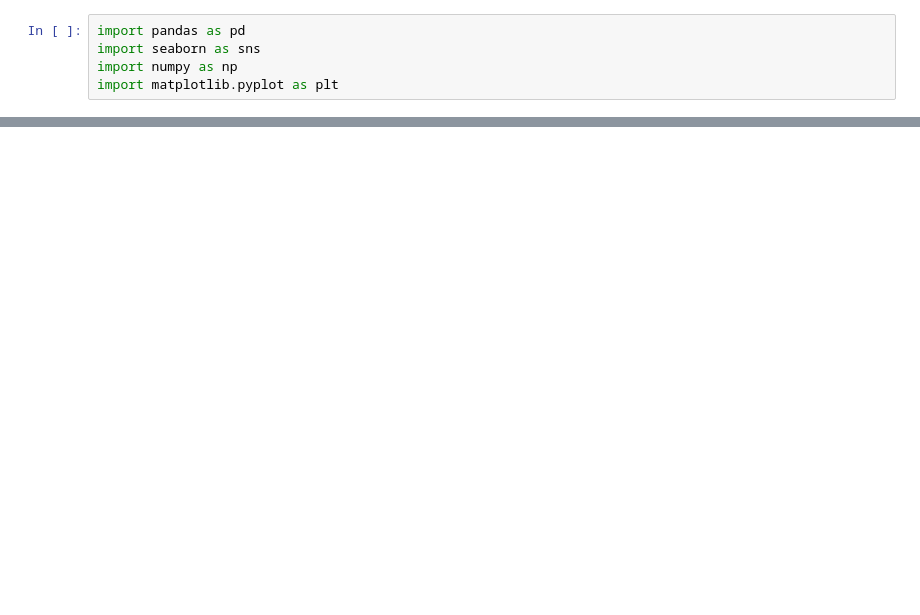
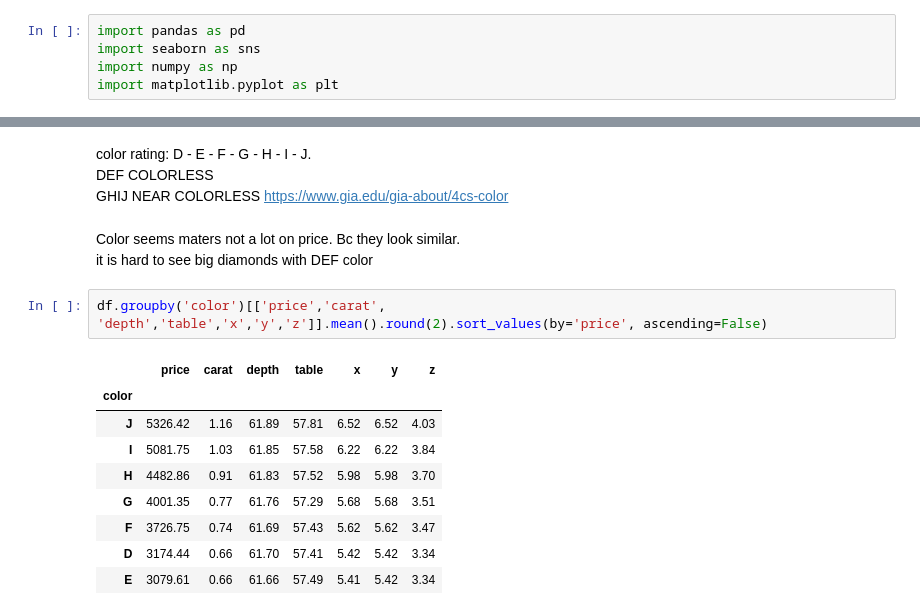
Before and after one commit to LLF00/datascience1, a Jupyter notebook: DS Project.ipynb, the cells around one changed output, grey strips where cells are left out. Cells and saved outputs as stored; diff of their text form; blank space fills up the shorter version.

```diff
--- a/DS Project.ipynb
+++ b/DS Project.ipynb
@@ -27,0 +93,20 @@ memory usage: 2.3+ MB
+# %% [markdown]
+color rating: D - E - F - G - H - I - J.
+DEF COLORLESS
+GHIJ NEAR COLORLESS
+https://www.gia.edu/gia-about/4cs-color
+# %% [markdown]
+Color seems maters not a lot on price. Bc they look similar.
+it is hard to see big diamonds with DEF color
+# %%
+df.groupby('color')[['price','carat', 'depth','table','x','y','z']].mean().round(2).sort_values(by='price', ascending=False)
+# %% [output]
+|  | price | carat | depth | table | x | y | z |
+| color |  |  |  |  |  |  |  |
+| J | 5326.42 | 1.16 | 61.89 | 57.81 | 6.52 | 6.52 | 4.03 |
+| I | 5081.75 | 1.03 | 61.85 | 57.58 | 6.22 | 6.22 | 3.84 |
+| H | 4482.86 | 0.91 | 61.83 | 57.52 | 5.98 | 5.98 | 3.70 |
+| G | 4001.35 | 0.77 | 61.76 | 57.29 | 5.68 | 5.68 | 3.51 |
+| F | 3726.75 | 0.74 | 61.69 | 57.43 | 5.62 | 5.62 | 3.47 |
+| D | 3174.44 | 0.66 | 61.70 | 57.41 | 5.42 | 5.42 | 3.34 |
+| E | 3079.61 | 0.66 | 61.66 | 57.49 | 5.41 | 5.42 | 3.34 |
```
Also changed, not shown: parts of 18 cells of this notebook, 1 other file.
